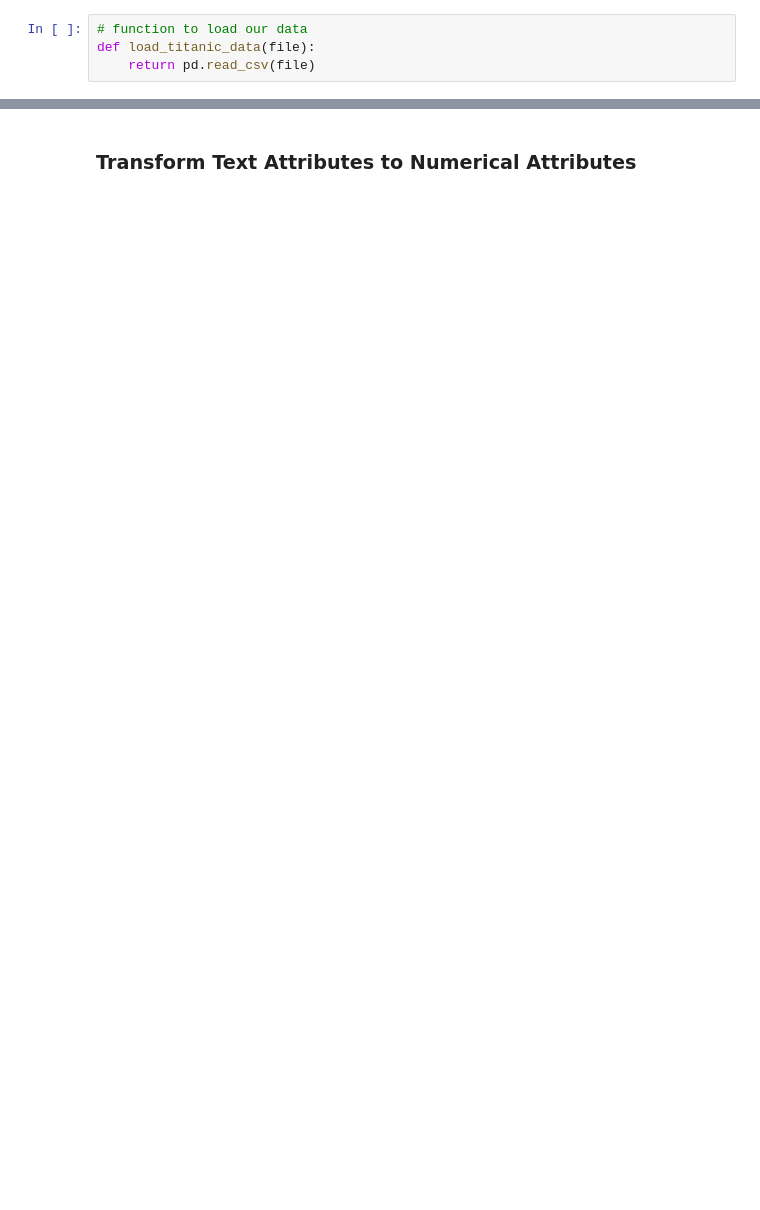
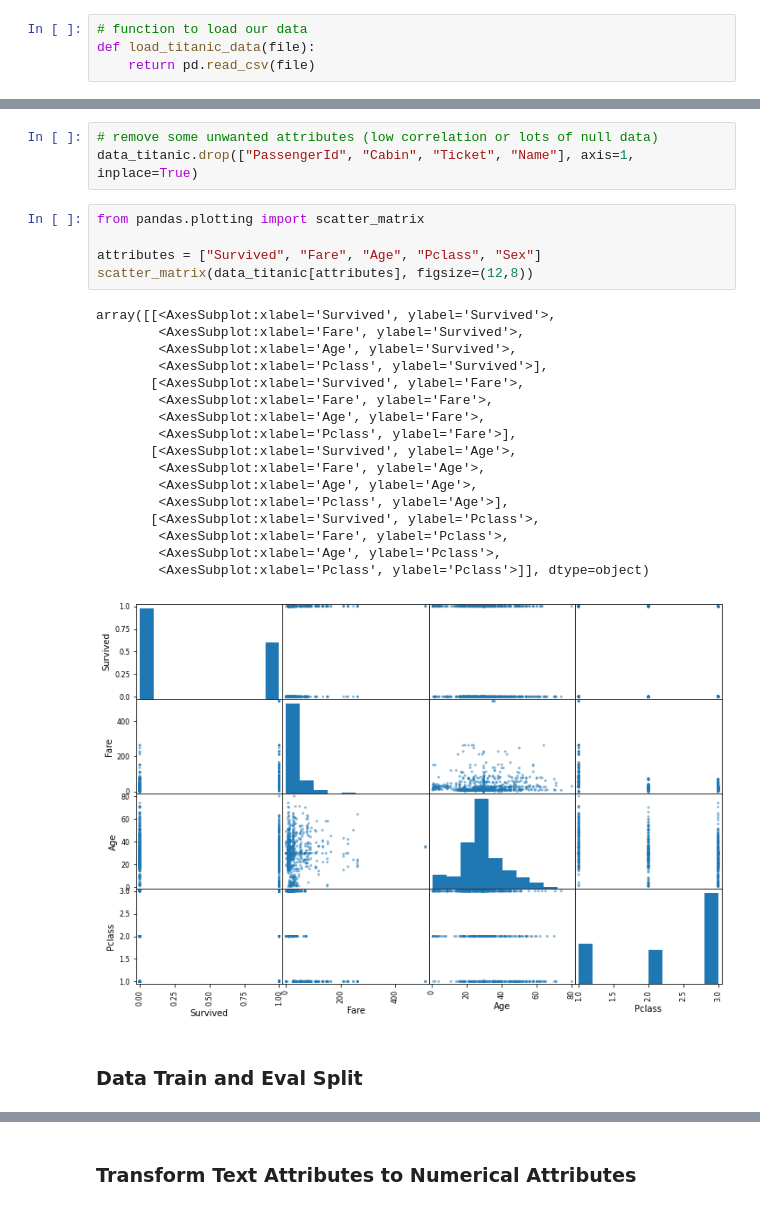
Before and after one commit to john-s-li/hands_on_ml, a Jupyter notebook: 3 - Classification/Titanic Challenge/titanic.ipynb, the cells around one changed output, grey strips where cells are left out. Saved outputs shown, nothing was run; the diff lists cells and outputs as text; blank space fills up the shorter version.

```diff
--- a/3 - Classification/Titanic Challenge/titanic.ipynb
+++ b/3 - Classification/Titanic Challenge/titanic.ipynb
@@ -42,0 +88,28 @@ Looks like there is some NaN data...need to clean it up somehow. Will assume tha
+# %%
+# remove some unwanted attributes (low correlation or lots of null data)
+data_titanic.drop(["PassengerId", "Cabin", "Ticket", "Name"], axis=1, inplace=True)
+# %%
+from pandas.plotting import scatter_matrix
+
+attributes = ["Survived", "Fare", "Age", "Pclass", "Sex"]
+scatter_matrix(data_titanic[attributes], figsize=(12,8))
+# %% [output]
+array([[<AxesSubplot:xlabel='Survived', ylabel='Survived'>,
+        <AxesSubplot:xlabel='Fare', ylabel='Survived'>,
+        <AxesSubplot:xlabel='Age', ylabel='Survived'>,
+        <AxesSubplot:xlabel='Pclass', ylabel='Survived'>],
+       [<AxesSubplot:xlabel='Survived', ylabel='Fare'>,
+        <AxesSubplot:xlabel='Fare', ylabel='Fare'>,
+        <AxesSubplot:xlabel='Age', ylabel='Fare'>,
+        <AxesSubplot:xlabel='Pclass', ylabel='Fare'>],
+       [<AxesSubplot:xlabel='Survived', ylabel='Age'>,
+        <AxesSubplot:xlabel='Fare', ylabel='Age'>,
+        <AxesSubplot:xlabel='Age', ylabel='Age'>,
+        <AxesSubplot:xlabel='Pclass', ylabel='Age'>],
+       [<AxesSubplot:xlabel='Survived', ylabel='Pclass'>,
+        <AxesSubplot:xlabel='Fare', ylabel='Pclass'>,
+        <AxesSubplot:xlabel='Age', ylabel='Pclass'>,
+        <AxesSubplot:xlabel='Pclass', ylabel='Pclass'>]], dtype=object)
+[figure, added]
+# %% [markdown]
+### Data Train and Eval Split
```
Also changed, not shown: parts of 38 cells of this notebook, 3 other files.
